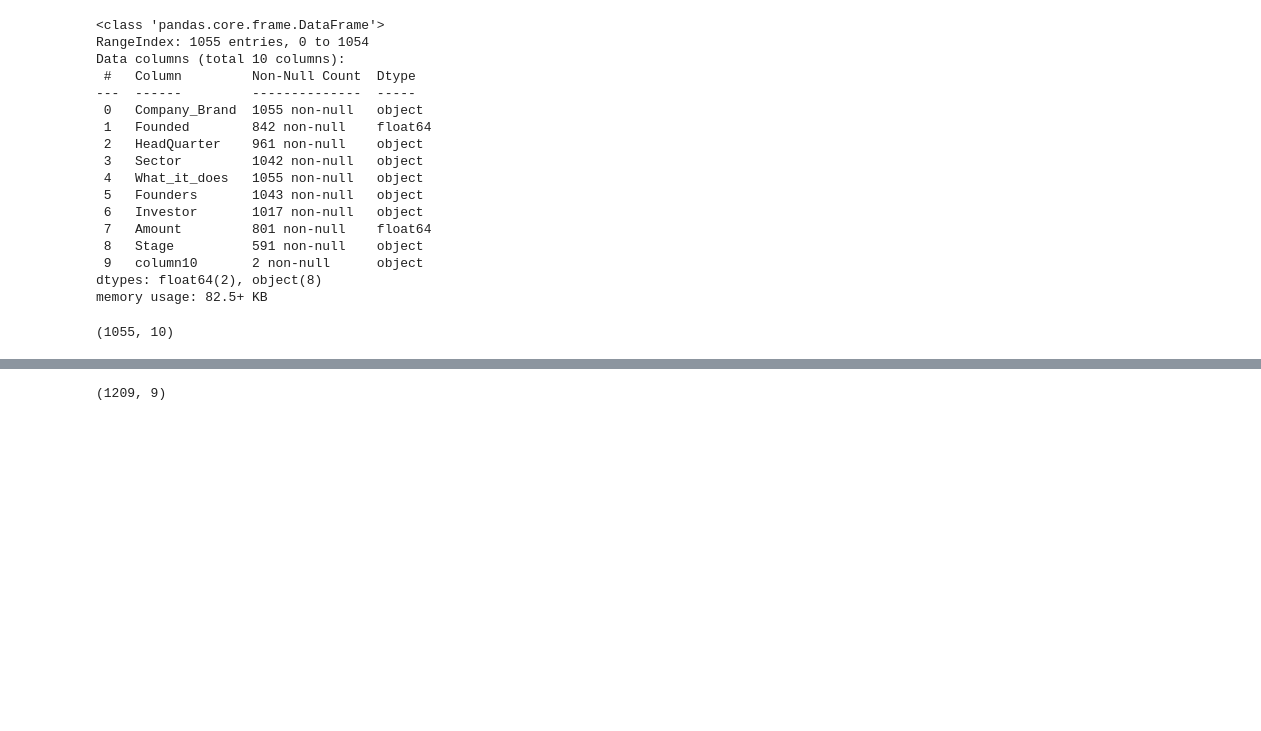
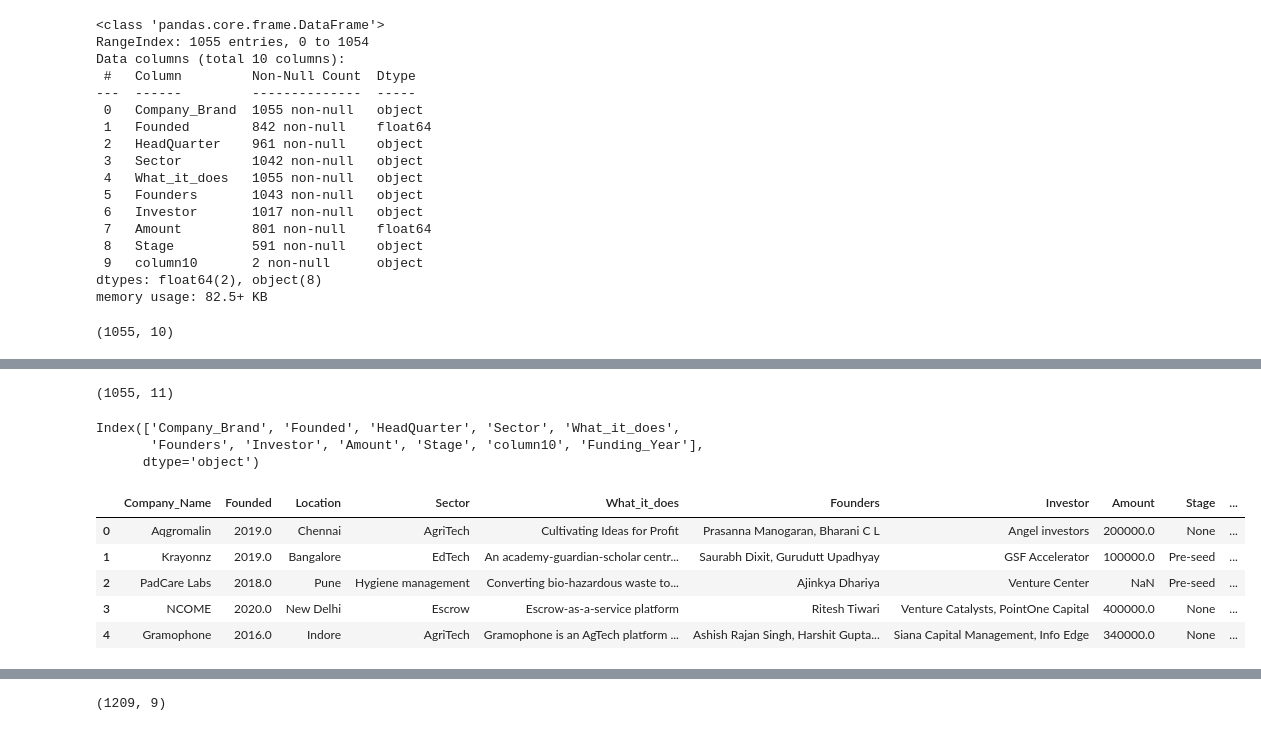
Before and after one commit to SamuelAsong/Analyzing-Start-up-Funding-in-India, a Jupyter notebook: Notebooks/Indian Start-up Ecosystem Funding Analysis (2018-2021).ipynb, the cells around one changed output, grey strips where cells are left out. Saved outputs shown, nothing was run; the diff lists cells and outputs as text; code cells hidden in the pictures; blank space fills up the shorter version.

Commit message:
Add cleaning data20 to Indian Startupn project

```diff
--- a/Notebooks/Indian Start-up Ecosystem Funding Analysis (2018-2021).ipynb
+++ b/Notebooks/Indian Start-up Ecosystem Funding Analysis (2018-2021).ipynb
@@ -157,7 +157,13 @@ data20.shape
 # %%
 # creating a column to identify each dataset by addition of data year
 
-data20['Year'] = 2020
+data20['Funding_Year'] = 2020
+
+#Change the funding year to integer type
+
+data20['Funding_Year'] = data20['Funding_Year'].astype(int)
+
+data20.info()
 
 data20.head()
 # %% [output]
@@ -167,3 +191,29 @@ data20.head()
 | 2 | PadCare Labs | 2018.0 | Pune | Hygiene management | Converting bio-hazardous waste to... | Ajinkya Dhariya | Venture Center | NaN | Pre-seed | ... |
 | 3 | NCOME | 2020.0 | New Delhi | Escrow | Escrow-as-a-service platform | Ritesh Tiwari | Venture Catalysts, PointOne Capital | 400000.0 | None | ... |
 | 4 | Gramophone | 2016.0 | Indore | AgriTech | Gramophone is an AgTech platform ... | Ashish Rajan Singh, Harshit Gupta... | Siana Capital Management, Info Edge | 340000.0 | None | ... |
+# %%
+data20.shape
+# %% [output]
+(1055, 11)
+# %%
+#printing columns to compare if the column names are matching
+print(data20.columns)
+# %% [output]
+Index(['Company_Brand', 'Founded', 'HeadQuarter', 'Sector', 'What_it_does',
+       'Founders', 'Investor', 'Amount', 'Stage', 'column10', 'Funding_Year'],
+      dtype='object')
+# %%
+# Renaming some columns
+
+data20.rename(columns = {'Company_Brand' :'Company_Name'}, inplace =True)
+
+data20.rename(columns = {'HeadQuarter': 'Location'}, inplace =True)
+
+data20.head()
+# %% [output]
+|  | Company_Name | Founded | Location | Sector | What_it_does | Founders | Investor | Amount | Stage | ... |
+| 0 | Aqgromalin | 2019.0 | Chennai | AgriTech | Cultivating Ideas for Profit | Prasanna Manogaran, Bharani C L | Angel investors | 200000.0 | None | ... |
+| 1 | Krayonnz | 2019.0 | Bangalore | EdTech | An academy-guardian-scholar centr... | Saurabh Dixit, Gurudutt Upadhyay | GSF Accelerator | 100000.0 | Pre-seed | ... |
+| 2 | PadCare Labs | 2018.0 | Pune | Hygiene management | Converting bio-hazardous waste to... | Ajinkya Dhariya | Venture Center | NaN | Pre-seed | ... |
+| 3 | NCOME | 2020.0 | New Delhi | Escrow | Escrow-as-a-service platform | Ritesh Tiwari | Venture Catalysts, PointOne Capital | 400000.0 | None | ... |
+| 4 | Gramophone | 2016.0 | Indore | AgriTech | Gramophone is an AgTech platform ... | Ashish Rajan Singh, Harshit Gupta... | Siana Capital Management, Info Edge | 340000.0 | None | ... |
```
Also changed, not shown: parts of 25 cells of this notebook.
